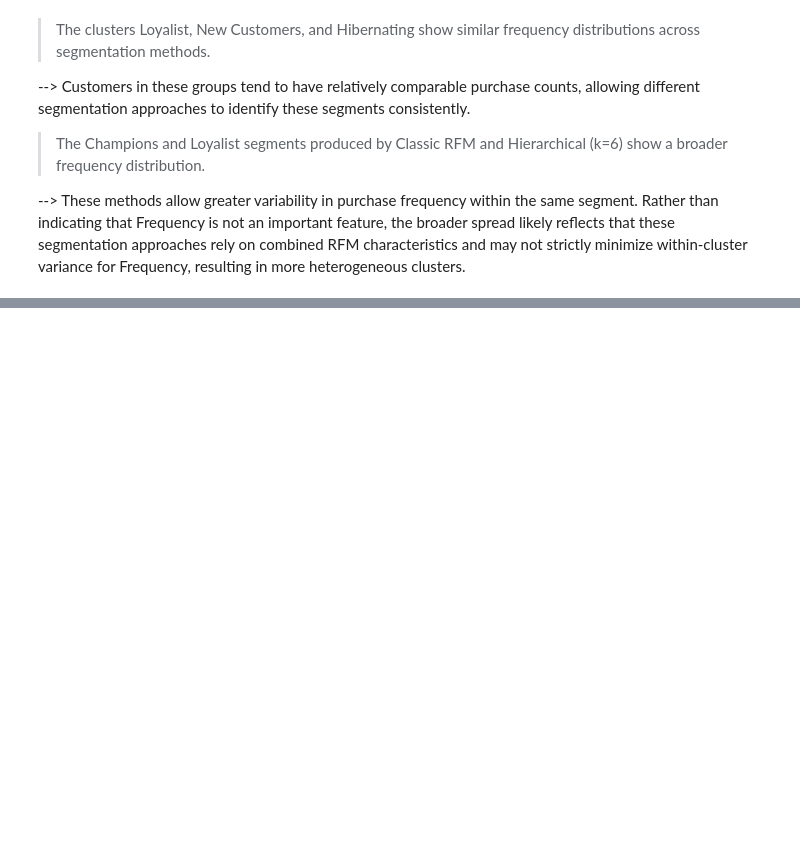
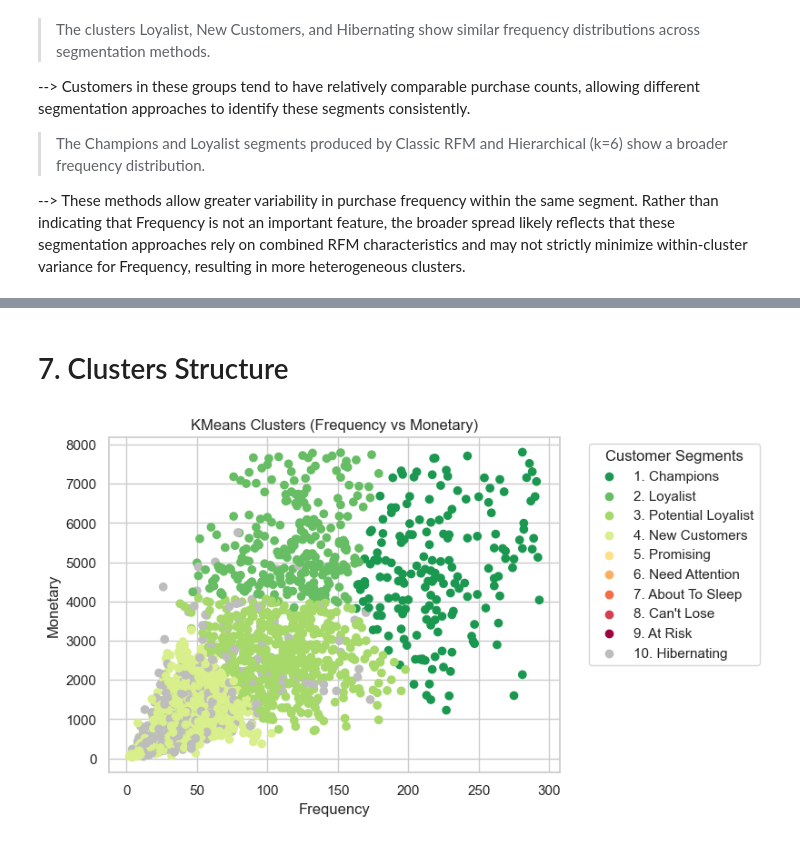
Before and after one commit to liemnh98/LJMU-Data-Science-Masters-Dissertation, a Jupyter notebook: 7-model_comparison.ipynb, the cells around one changed output, grey strips where cells are left out. Saved outputs shown, nothing was run; the diff lists cells and outputs as text; code cells hidden in the pictures; blank space fills up the shorter version.

```diff
--- a/7-model_comparison.ipynb
+++ b/7-model_comparison.ipynb
@@ -303,0 +366,25 @@ plt.show()
+# %% [markdown]
+# 7. Clusters Structure
+# %%
+# Convert cluster name to color
+colors = kmeans_df['kmeans_5_cluster_name'].map(color_map)
+
+plt.scatter(
+    kmeans_df['frequency'],
+    kmeans_df['monetary'],
+    c=colors
+)
+
+plt.xlabel('Frequency')
+plt.ylabel('Monetary')
+plt.title('KMeans Clusters (Frequency vs Monetary)')
+
+# Create legend manually
+for cluster, color in color_map.items():
+    plt.scatter([], [], c=color, label=cluster)
+
+plt.legend(title="Customer Segments", bbox_to_anchor=(1.05, 1), loc='upper left')
+
+plt.show()
+# %% [output]
+[figure, added]
```
Also changed, not shown: parts of 22 cells of this notebook, 2 other files.
